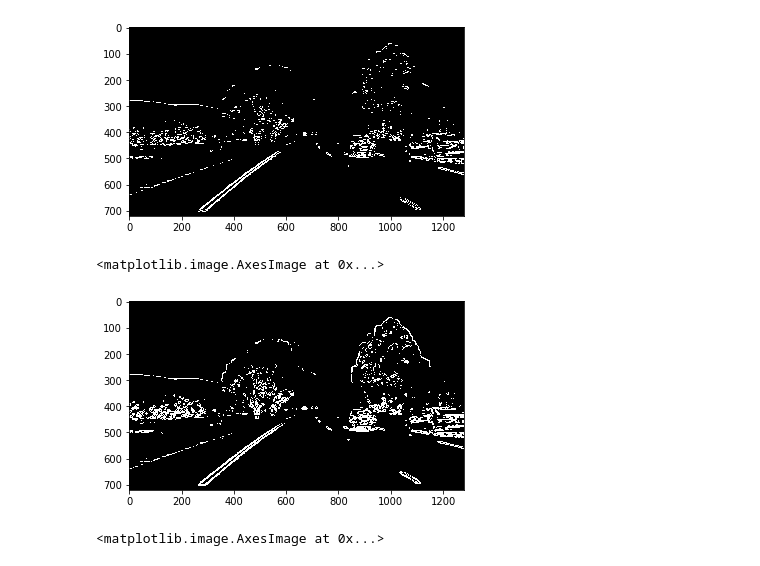
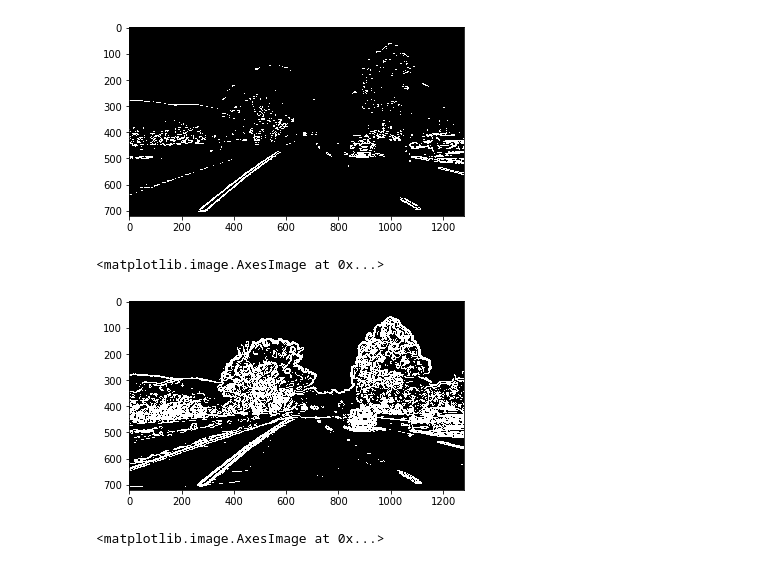
Before and after one commit to jaeoh2/self-driving-car-nd, a Jupyter notebook: CarND-Advanced-Lane-Lines-P4/Advanced-Lane-Lines.ipynb, the cells around one changed output. Saved outputs shown, nothing was run; the diff lists cells and outputs as text; code cells hidden in the pictures.

```diff
--- a/CarND-Advanced-Lane-Lines-P4/Advanced-Lane-Lines.ipynb
+++ b/CarND-Advanced-Lane-Lines-P4/Advanced-Lane-Lines.ipynb
@@ -168,11 +168,11 @@ plt.imshow(grady,cmap='gray')
 <matplotlib.image.AxesImage at 0x...>
 [figure]
 # %%
-mag_binary = mag_thresh(dstImage, sobel_kernel=ksize, mag_thresh=(50,200))
+mag_binary = mag_thresh(dstImage, sobel_kernel=ksize, mag_thresh=(20,200))
 plt.imshow(mag_binary,cmap='gray')
 # %% [output]
 <matplotlib.image.AxesImage at 0x...>
-[figure, old version]
+[figure, new version]
 # %%
 dir_binary = dir_threshold(dstImage, sobel_kernel=ksize, thresh=(0.7,1.3))
 plt.imshow(dir_binary,cmap='gray')
```
Also changed, not shown: parts of 10 cells of this notebook.
